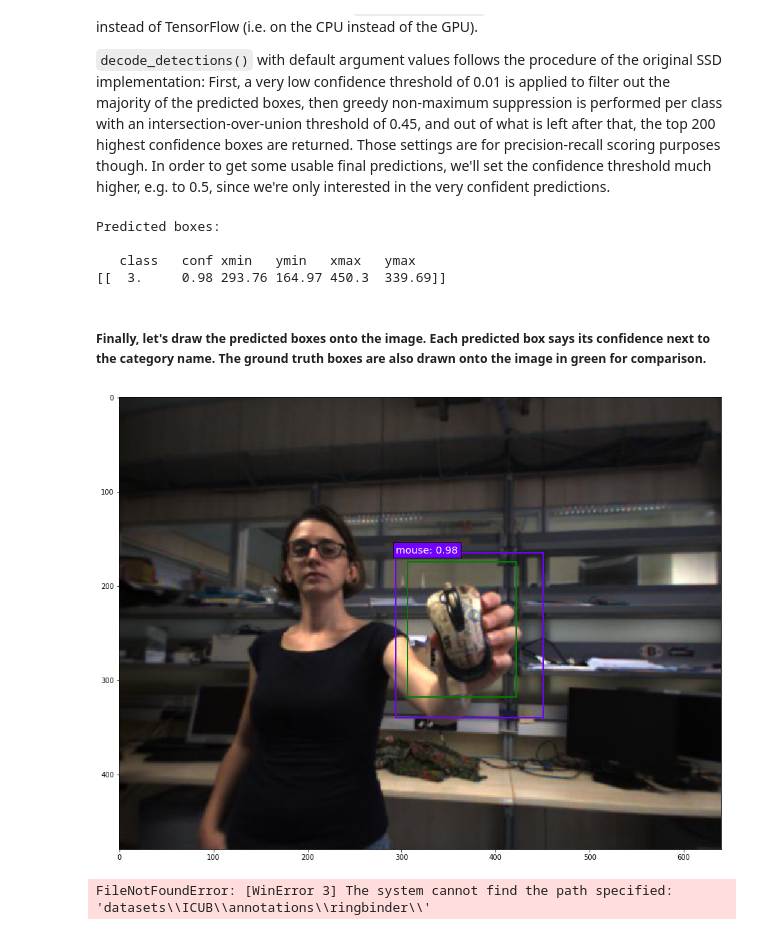
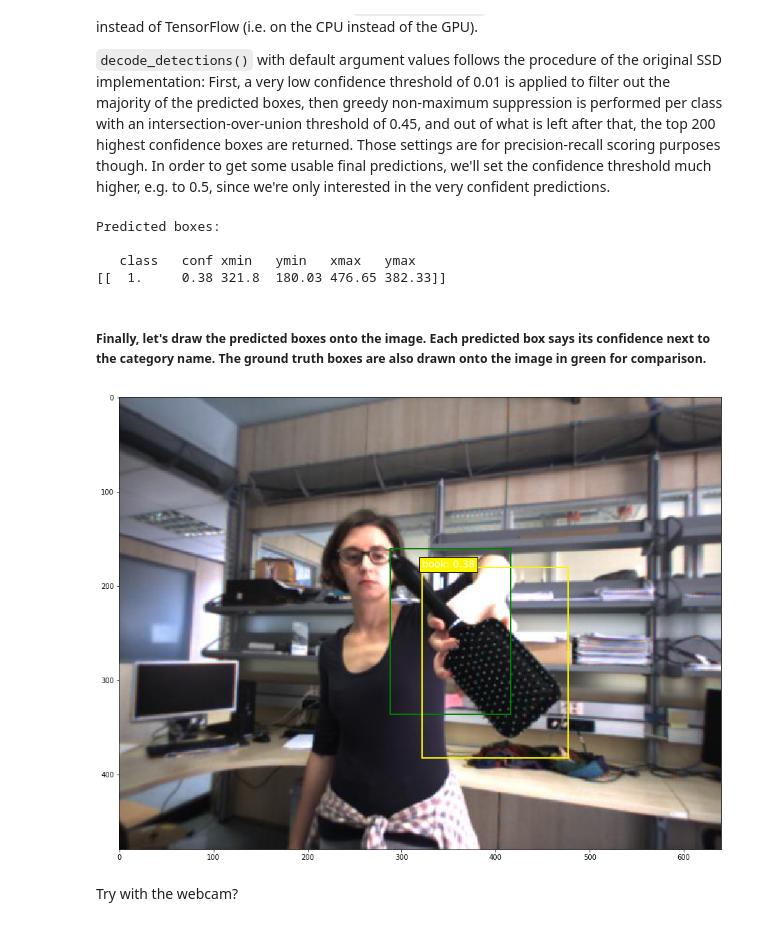
Before and after one commit to issamouawad/Keras-SSD-ConvNet, a Jupyter notebook: ssd7_training_Category.ipynb, the cells around one changed output. Cells and saved outputs as stored; diff of their text form; code cells hidden in the pictures.

```diff
--- a/ssd7_training_Category.ipynb
+++ b/ssd7_training_Category.ipynb
@@ -258,17 +258,21 @@ We've already chosen an optimizer and a learning rate and set the batch size abo
 I'll set a few Keras callbacks below, one for early stopping, one to reduce the learning rate if the training stagnates, one to save the best models during the training, and one to continuously stream the training history to a CSV file after every epoch. Logging to a CSV file makes sense, because if we didn't do that, in case the training terminates with an exception at some point or if the kernel of this Jupyter notebook dies for some reason or anything like that happens, we would lose the entire history for the trained epochs. Feel free to add more callbacks if you want TensorBoard summaries or whatever.
 # %%
 def lr_schedule(epoch):
-    if epoch <20:
-        return 0.0001
-    elif epoch < 35:
-        return 0.0001
+    if epoch <4:
+        return 0.001
+    elif epoch < 18:
+        return 0.0007
+    elif epoch < 12:
+        return 0.0004
+    elif epoch < 20:
+        return 0.00008
     else:
         return 0.00001
 # %%
 # Define model callbacks.
 
 # TODO: Set the filepath under which you want to save the weights.
-model_checkpoint = ModelCheckpoint(filepath='ssd7_Category6_epoch-{epoch:02d}_loss-{loss:.4f}_val_loss-{val_loss:.4f}.h5',
+model_checkpoint = ModelCheckpoint(filepath='ssd7_Category6_ShuffledClasses_epoch-{epoch:02d}_loss-{loss:.4f}_val_loss-{val_loss:.4f}.h5',
                                    monitor='val_loss',
                                    verbose=1,
                                    save_best_only=True,
@@ -310,8 +314,8 @@ In order to only run a partial training and resume smoothly later on, there are
 # %%
 # TODO: Set the epochs to train for.
 # If you're resuming a previous training, set `initial_epoch` and `final_epoch` accordingly.
-initial_epoch   =18
-final_epoch     = 20
+initial_epoch   =4
+final_epoch     = 6
 
 steps_per_epoch = 1000
 
@@ -404,42 +415,44 @@ print(y_pred_decoded[i])
 Predicted boxes:
 
    class   conf xmin   ymin   xmax   ymax
-[[  3.     0.98 293.76 164.97 450.3  339.69]]
+[[  1.     0.38 321.8  180.03 476.65 382.33]]
 # %% [markdown]
 ##### Finally, let's draw the predicted boxes onto the image. Each predicted box says its confidence next to the category name. The ground truth boxes are also drawn onto the image in green for comparison.
 # %%
 # 5: Draw the predicted boxes onto the image
 
 plt.figure(figsize=(20,12))
 plt.imshow(batch_images[0])
 
 current_axis = plt.gca()
 
 colors = plt.cm.hsv(np.linspace(0, 1, n_classes+1)).tolist() # Set the colors for the bounding boxes
-classes = ['background','book','cellphone','mouse','ringbinder'] # Just so we can print class names onto the image instead of IDs
+classes = ['background','book','cellphone','hairbrush','mouse','perfume','sunglasses'] # Just so we can print class names onto the image instead of IDs
 
 # Draw the ground truth boxes in green (omit the label for more clarity)
 for box in batch_labels[i]:
     xmin = box[1]
     ymin = box[2]
     xmax = box[3]
     ymax = box[4]
     label = '{}'.format(classes[int(box[0])])
     current_axis.add_patch(plt.Rectangle((xmin, ymin), xmax-xmin, ymax-ymin, color='green', fill=False, linewidth=2))
     #current_axis.text(xmin, ymin, label, size='x-large', color='white', bbox={'facecolor':'green', 'alpha':1.0})
 
 # Draw the predicted boxes in blue
 for box in y_pred_decoded[i]:
     xmin = box[-4]
     ymin = box[-3]
     xmax = box[-2]
     ymax = box[-1]
     color = colors[int(box[0])]
     label = '{}: {:.2f}'.format(classes[int(box[0])], box[1])
     current_axis.add_patch(plt.Rectangle((xmin, ymin), xmax-xmin, ymax-ymin, color=color, fill=False, linewidth=2))
     current_axis.text(xmin, ymin, label, size='x-large', color='white', bbox={'facecolor':color, 'alpha':1.0})
 # %% [output]
-[figure, old version]
+[figure, new version]
+# %% [markdown]
+Try with the webcam?
 # %%
 import numpy as np
 import cv2
@@ -497,17 +510,3 @@ while(True):
 # When everything done, release the capture
 cap.release()
 cv2.destroyAllWindows()
-# %%
-import os
-from xml.etree.ElementTree import ElementTree
-curDir = 'datasets\\ICUB\\annotations\\ringbinder\\'
-for filename in os.listdir(curDir):
-    if filename.endswith(".xml"):
-        fullPath = curDir+filename
-        tree = ElementTree()
-        root = tree.parse(fullPath)
-        for node in root.findall(".//object/name"):
-            node.text='ringbinder'
-        tree.write(fullPath)
-# %% [output]
-FileNotFoundError: [WinError 3] The system cannot find the path specified: 'datasets\\ICUB\\annotations\\ringbinder\\'
```
Also changed, not shown: parts of 13 cells of this notebook, 14 other files.
